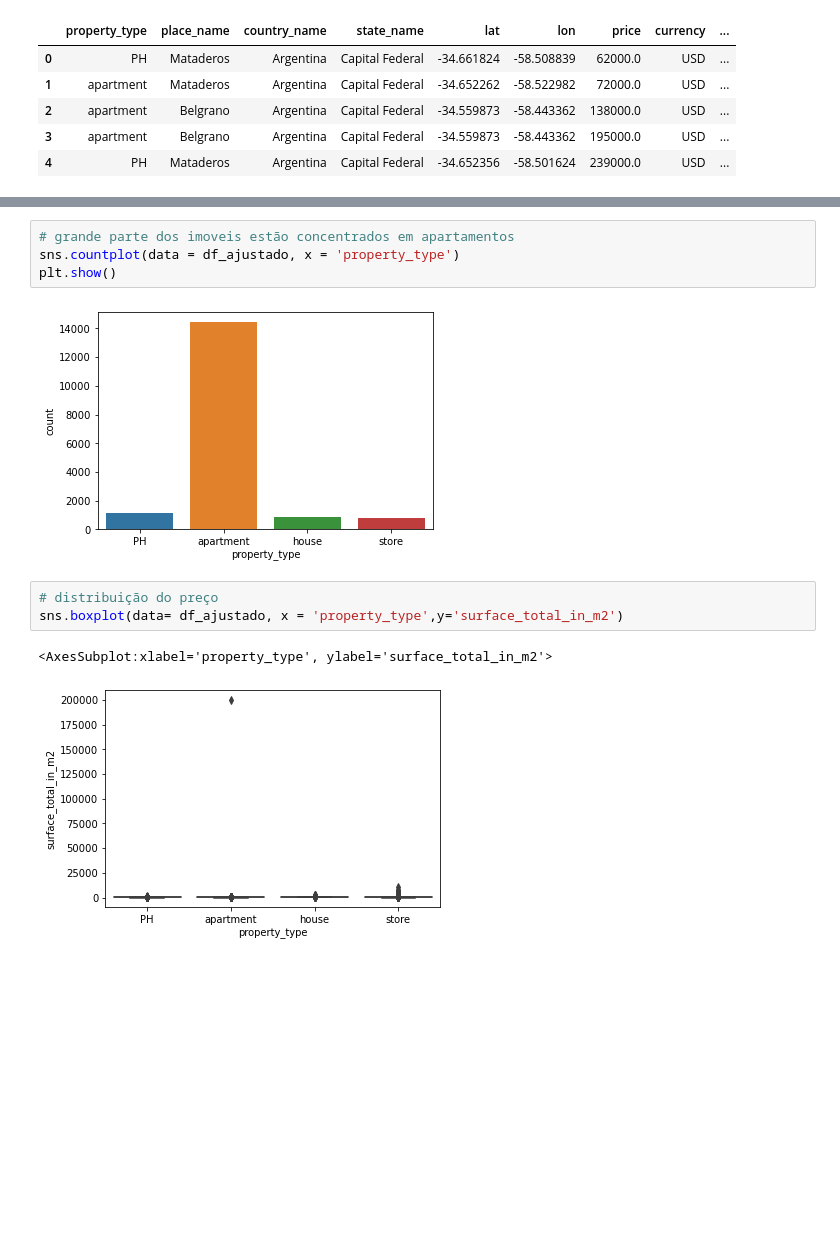
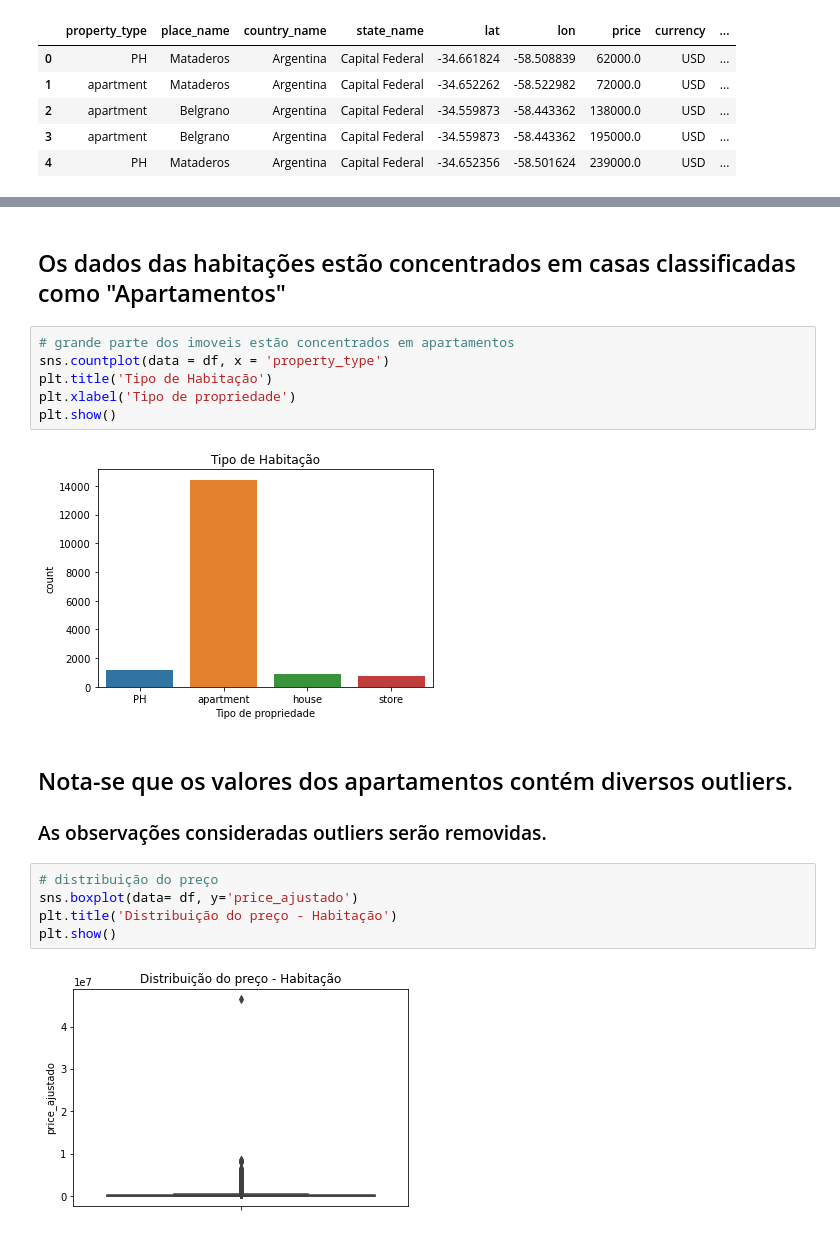
Before and after one commit to lpoggetto/Workshop_DH_1, a Jupyter notebook: workshop.ipynb, the cells around one changed output, grey strips where cells are left out. Cells and saved outputs as stored; diff of their text form; blank space fills up the shorter version.

```diff
--- a/workshop.ipynb
+++ b/workshop.ipynb
@@ -153,12 +140,21 @@ plt.show()
+# %% [markdown]
+## Os dados das habitações estão concentrados em casas classificadas como "Apartamentos"
 # %%
 # grande parte dos imoveis estão concentrados em apartamentos
-sns.countplot(data = df_ajustado, x = 'property_type')
+sns.countplot(data = df, x = 'property_type')
+plt.title('Tipo de Habitação')
+plt.xlabel('Tipo de propriedade')
 plt.show()
 # %% [output]
-[figure, old version]
+[figure, new version]
+# %% [markdown]
+## Nota-se que os valores dos apartamentos contém diversos outliers.
+
+### As observações consideradas outliers serão removidas.
 # %%
 # distribuição do preço
-sns.boxplot(data= df_ajustado, x = 'property_type',y='surface_total_in_m2')
+sns.boxplot(data= df, y='price_ajustado')
+plt.title('Distribuição do preço - Habitação')
+plt.show()
 # %% [output]
-<AxesSubplot:xlabel='property_type', ylabel='surface_total_in_m2'>
-[figure, old version]
+[figure, new version]
```
Also changed, not shown: parts of 30 cells of this notebook.
